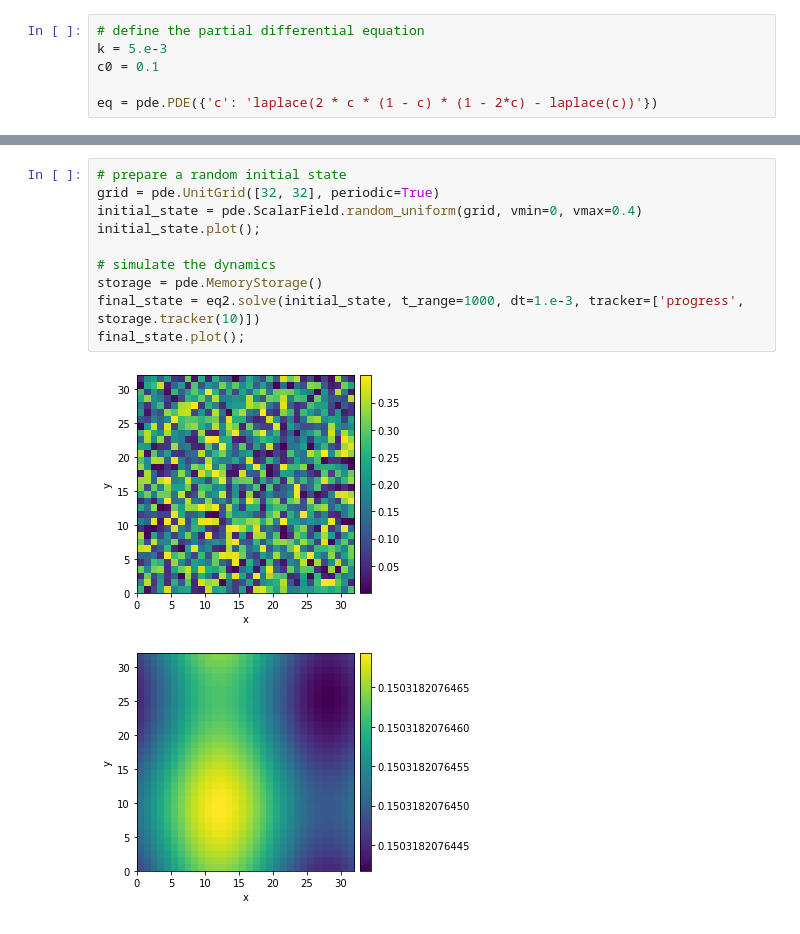
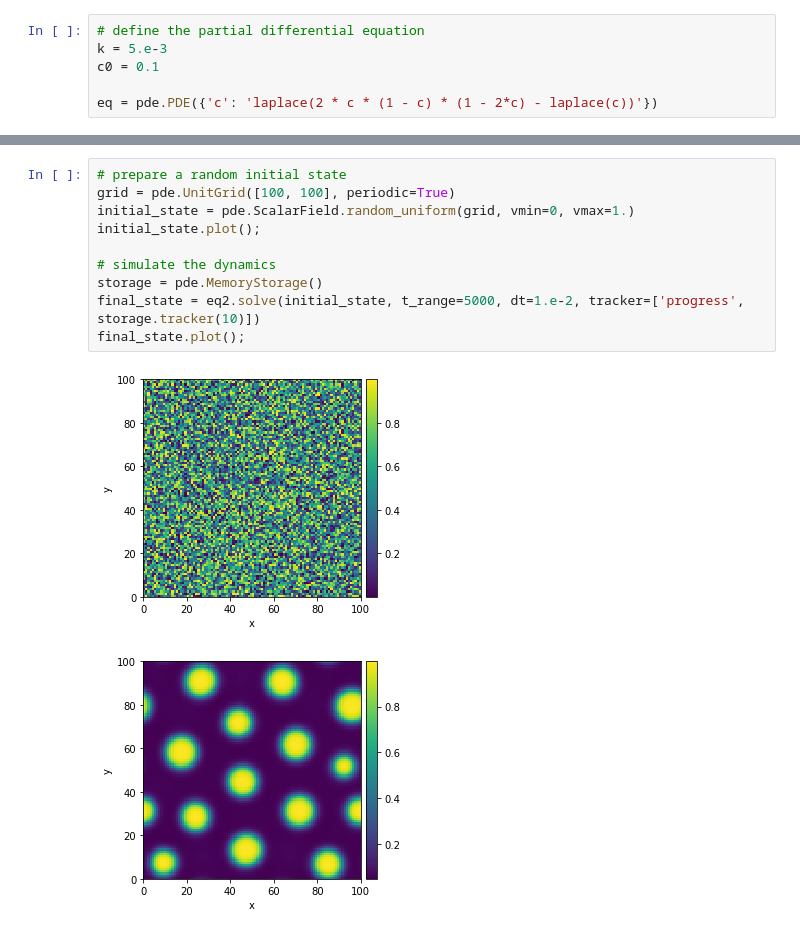
Before and after one commit to zwicker-group/tutorial-pattern-formation-in-cells, a Jupyter notebook: 05_non-ideal-reaction-diffusion.ipynb, the cells around one changed output, grey strips where cells are left out. Cells and saved outputs as stored; diff of their text form.

```diff
--- a/05_non-ideal-reaction-diffusion.ipynb
+++ b/05_non-ideal-reaction-diffusion.ipynb
@@ -109,13 +199,13 @@ eq2.expressions
 # %%
 # prepare a random initial state
-grid = pde.UnitGrid([32, 32], periodic=True)
-initial_state = pde.ScalarField.random_uniform(grid, vmin=0, vmax=0.4)
+grid = pde.UnitGrid([100, 100], periodic=True)
+initial_state = pde.ScalarField.random_uniform(grid, vmin=0, vmax=1.)
 initial_state.plot();
 
 # simulate the dynamics
 storage = pde.MemoryStorage()
-final_state = eq2.solve(initial_state, t_range=1000, dt=1.e-3, tracker=['progress', storage.tracker(10)])
+final_state = eq2.solve(initial_state, t_range=5000, dt=1.e-2, tracker=['progress', storage.tracker(10)])
 final_state.plot();
 # %% [output]
-[figure, old version]
+[figure, new version]
-[figure, old version]
+[figure, new version]
```
Also changed, not shown: parts of 26 cells of this notebook.
